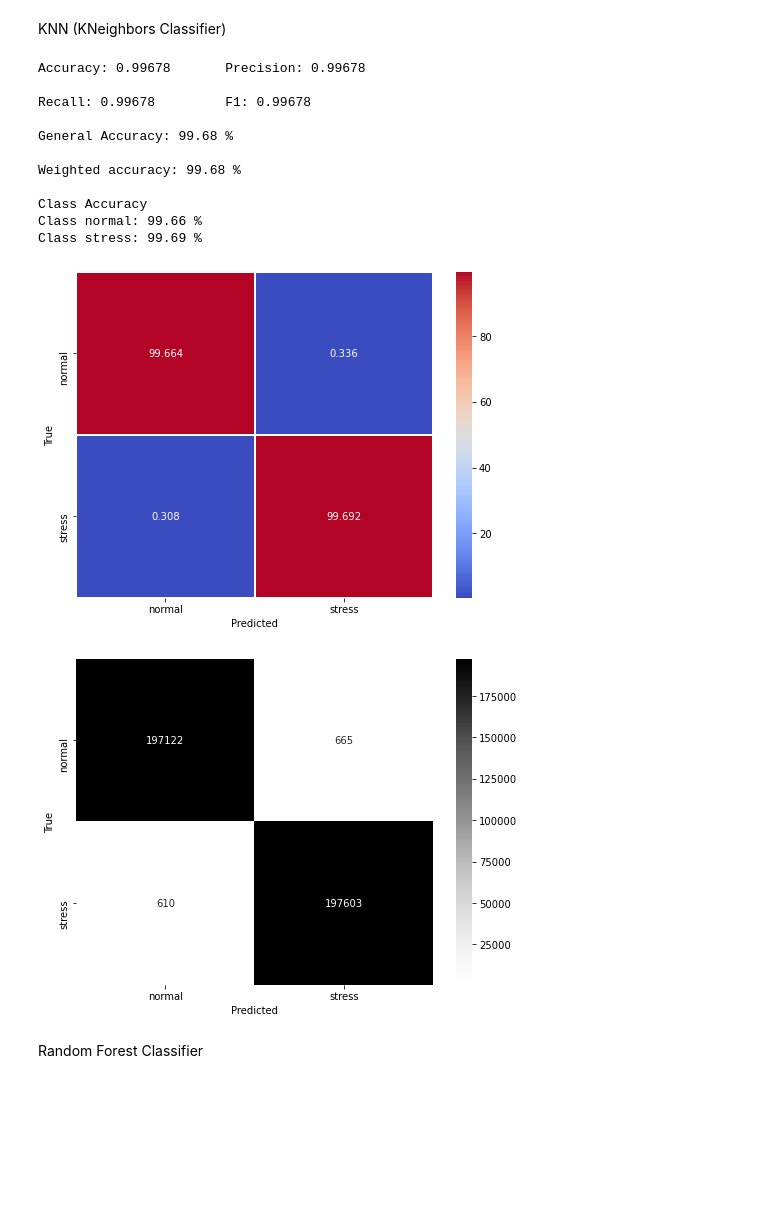
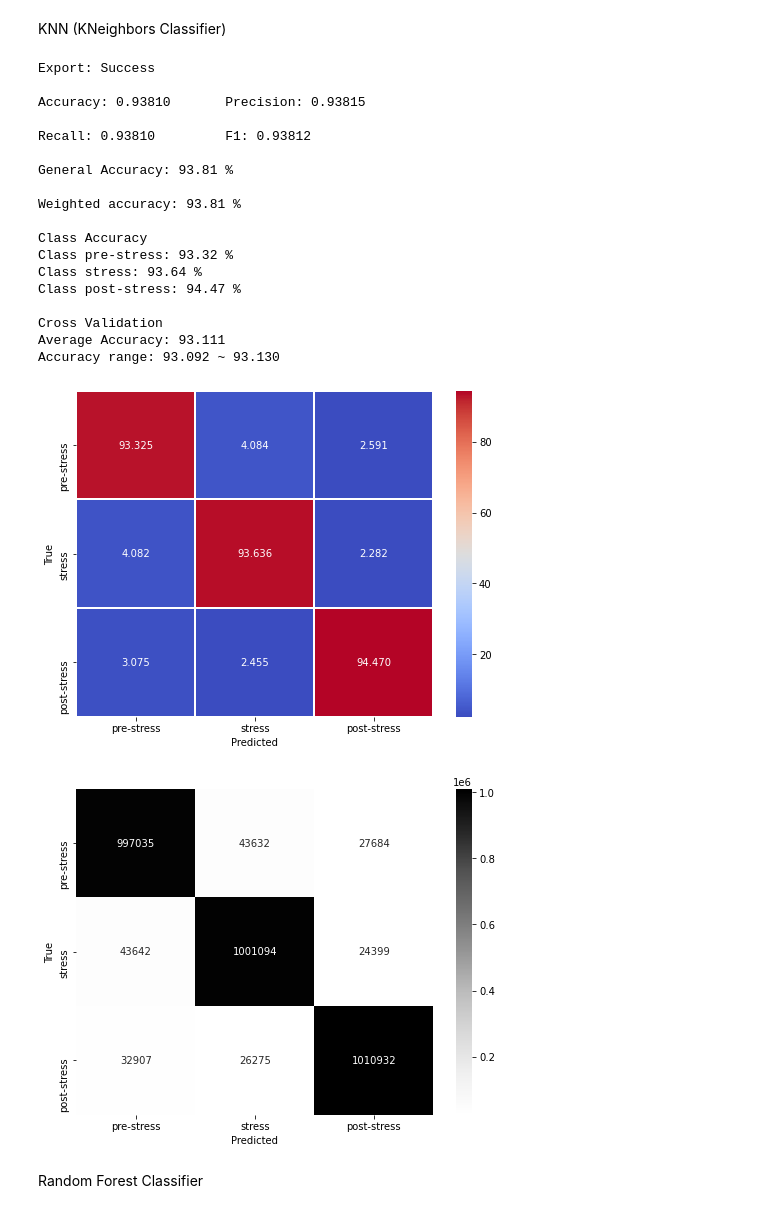
Before and after one commit to wrfrohlich/mars-module, a Jupyter notebook: scripts/08-machine-learning-application.ipynb, the cells around one changed output. Cells and saved outputs as stored; diff of their text form; code cells hidden in the pictures; blank space fills up the shorter version.

```diff
--- a/scripts/08-machine-learning-application.ipynb
+++ b/scripts/08-machine-learning-application.ipynb
@@ -178,28 +231,29 @@ Class stress: 99.95 %
 # %% [markdown]
 KNN (KNeighbors Classifier)
-# %%
-classifier = 'kneighbors-classifier'
-model=KNeighborsClassifier(n_neighbors=3)
-model.fit(x_train,y_train)
-y_predicted=model.predict (x_test)
-data_metrics[classifier] = get_metrics(y_test, y_predicted)
-final_accuracy(y_test, y_predicted, classifier)
-weighted_accuracy(y_test, y_predicted, classifier)
-class_accuracy(y_test, y_predicted, classifier)
-show_confusion_matrix(y_test, y_predicted, classifier, labels)
-# %% [output]
-Accuracy: 0.99678       Precision: 0.99678
-
-Recall: 0.99678         F1: 0.99678
-
-General Accuracy: 99.68 %
-
-Weighted accuracy: 99.68 %
-
-Class Accuracy
-Class normal: 99.66 %
-Class stress: 99.69 %
-[figure, removed]
-[figure, removed]
+# %%
+classifier = 'kneighbors-classifier'
+model=KNeighborsClassifier()
+main(model, classifier)
+# %% [output]
+Export: Success
+
+Accuracy: 0.93810       Precision: 0.93815
+
+Recall: 0.93810         F1: 0.93812
+
+General Accuracy: 93.81 %
+
+Weighted accuracy: 93.81 %
+
+Class Accuracy
+Class pre-stress: 93.32 %
+Class stress: 93.64 %
+Class post-stress: 94.47 %
+
+Cross Validation
+Average Accuracy: 93.111
+Accuracy range: 93.092 ~ 93.130
+[figure, added]
+[figure, added]
 # %% [markdown]
 Random Forest Classifier
```
Also changed, not shown: parts of 20 cells of this notebook.
